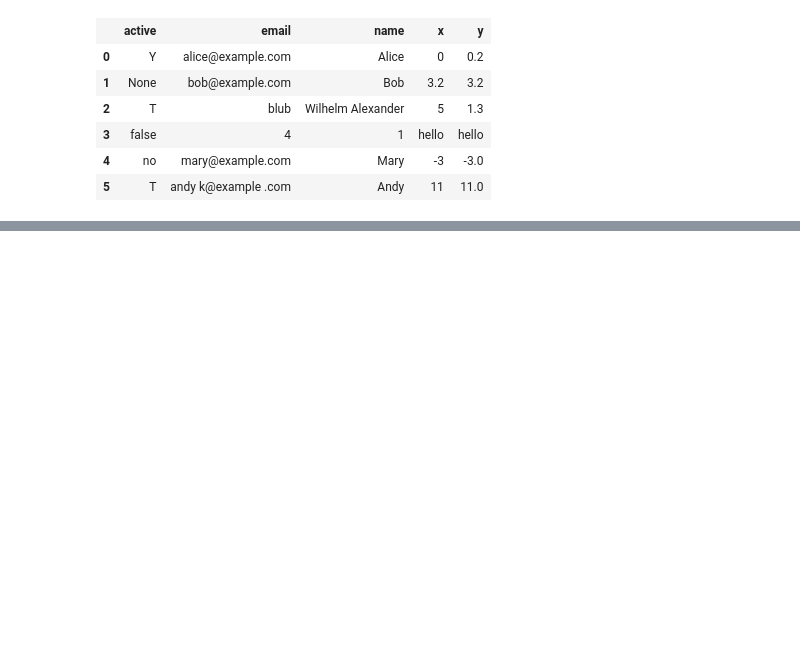
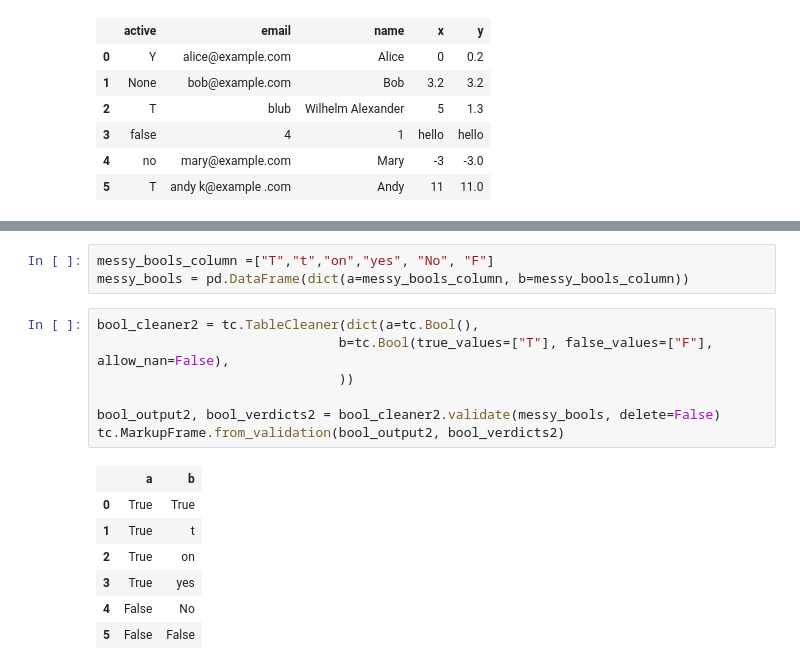
Before and after one commit to akloster/table-cleaner, a Jupyter notebook: docs/source/Tutorial.ipynb, the cells around one changed output, grey strips where cells are left out. Cells and saved outputs as stored; diff of their text form; blank space fills up the shorter version.

```diff
--- a/docs/source/Tutorial.ipynb
+++ b/docs/source/Tutorial.ipynb
@@ -238,0 +314,18 @@ mdf
+# %%
+messy_bools_column =["T","t","on","yes", "No", "F"]
+messy_bools = pd.DataFrame(dict(a=messy_bools_column, b=messy_bools_column))
+# %%
+bool_cleaner2 = tc.TableCleaner(dict(a=tc.Bool(),
+                               b=tc.Bool(true_values=["T"], false_values=["F"], allow_nan=False),
+                               ))
+
+bool_output2, bool_verdicts2 = bool_cleaner2.validate(messy_bools, delete=False)
+tc.MarkupFrame.from_validation(bool_output2, bool_verdicts2)
+# %% [output]
+|  | a | b |
+| 0 | True | True |
+| 1 | True | t |
+| 2 | True | on |
+| 3 | True | yes |
+| 4 | False | No |
+| 5 | False | False |
```
Also changed, not shown: parts of 19 cells of this notebook, 3 other files.
